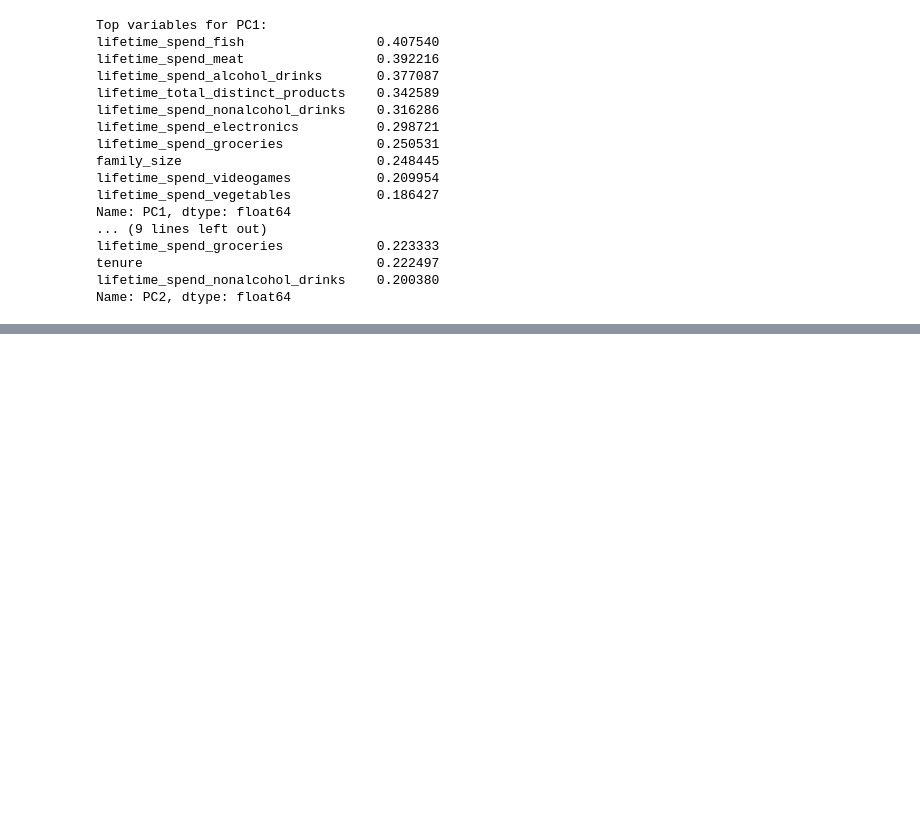
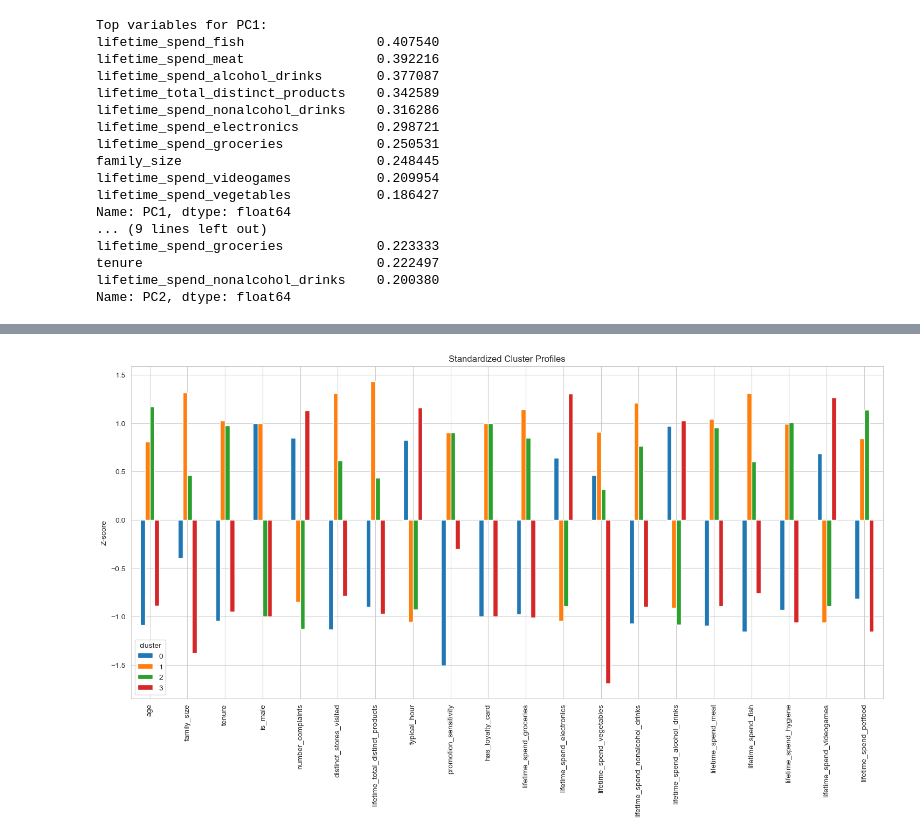
Before and after one commit to saifhoque15-netizen/ML2-Customer-Segmentation, a Jupyter notebook: notebooks/Customer_Segmentation.ipynb, the cells around one changed output, grey strips where cells are left out. Cells and saved outputs as stored; diff of their text form; code cells hidden in the pictures; blank space fills up the shorter version.

```diff
--- a/notebooks/Customer_Segmentation.ipynb
+++ b/notebooks/Customer_Segmentation.ipynb
@@ -858,0 +934,4 @@ Name: PC2, dtype: float64
+# %%
+cluster_profiles = customer_clean.groupby('cluster')[cluster_features].mean().round(2)
+
+cluster_profiles
@@ -858,0 +956,22 @@ Name: PC2, dtype: float64
+# %%
+
+
+profile_scaler = StandardScaler()
+
+cluster_profiles_scaled = pd.DataFrame(
+    profile_scaler.fit_transform(cluster_profiles),
+    index=cluster_profiles.index,
+    columns=cluster_profiles.columns
+)
+
+cluster_profiles_scaled.T.plot(
+    kind='bar',
+    figsize=(18,8)
+)
+
+plt.title('Standardized Cluster Profiles')
+plt.ylabel('Z-score')
+
+plt.show()
+# %% [output]
+[figure, added]
```
Also changed, not shown: parts of 43 cells of this notebook, 5 other files.
